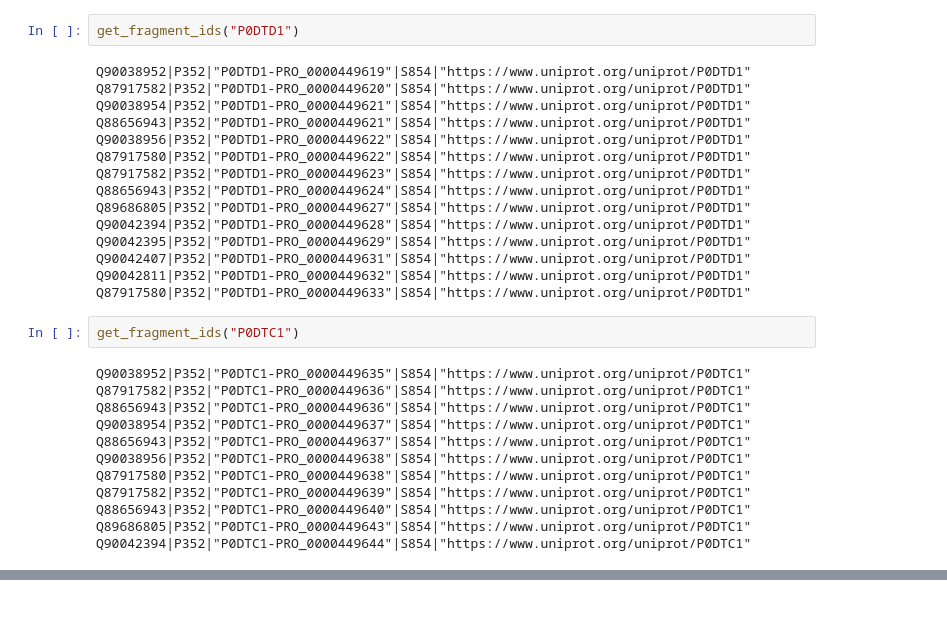
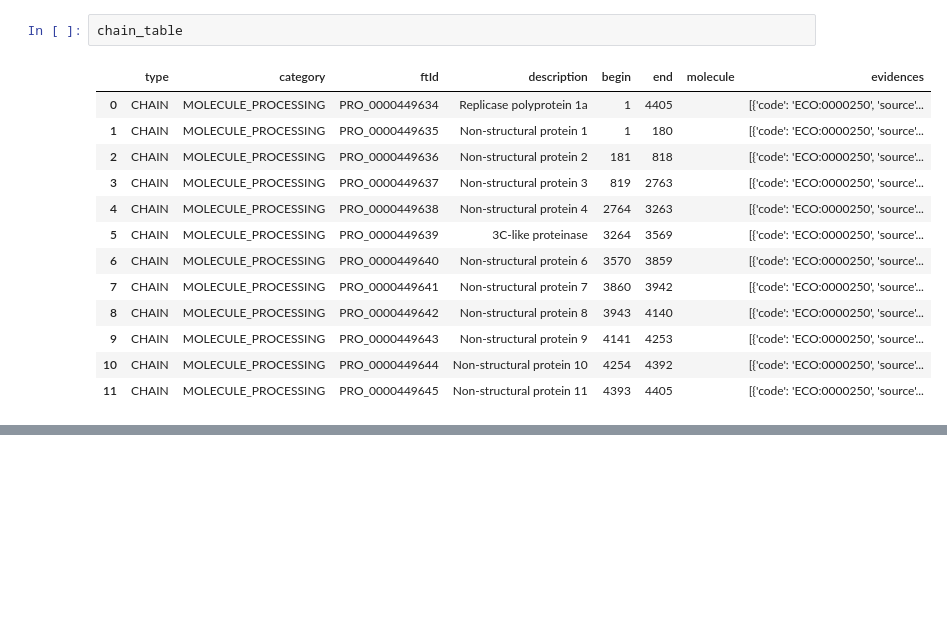
Before and after one commit to lubianat/wikidata_covid19, a Jupyter notebook: sandbox/protein_uniprot_subunits/get_fragment_ids.ipynb, the cells around one changed output, grey strips where cells are left out. Saved outputs shown, nothing was run; the diff lists cells and outputs as text; blank space fills up the shorter version.

```diff
--- a/sandbox/protein_uniprot_subunits/get_fragment_ids.ipynb
+++ b/sandbox/protein_uniprot_subunits/get_fragment_ids.ipynb
@@ -28,31 +16,16 @@ def get_fragment_ids(protein_id):
-# %%
-get_fragment_ids("P0DTD1")
-# %% [output]
-Q90038952|P352|"P0DTD1-PRO_0000449619"|S854|"https://www.uniprot.org/uniprot/P0DTD1"
-Q87917582|P352|"P0DTD1-PRO_0000449620"|S854|"https://www.uniprot.org/uniprot/P0DTD1"
-Q90038954|P352|"P0DTD1-PRO_0000449621"|S854|"https://www.uniprot.org/uniprot/P0DTD1"
-Q88656943|P352|"P0DTD1-PRO_0000449621"|S854|"https://www.uniprot.org/uniprot/P0DTD1"
-Q90038956|P352|"P0DTD1-PRO_0000449622"|S854|"https://www.uniprot.org/uniprot/P0DTD1"
-Q87917580|P352|"P0DTD1-PRO_0000449622"|S854|"https://www.uniprot.org/uniprot/P0DTD1"
-Q87917582|P352|"P0DTD1-PRO_0000449623"|S854|"https://www.uniprot.org/uniprot/P0DTD1"
-Q88656943|P352|"P0DTD1-PRO_0000449624"|S854|"https://www.uniprot.org/uniprot/P0DTD1"
-Q89686805|P352|"P0DTD1-PRO_0000449627"|S854|"https://www.uniprot.org/uniprot/P0DTD1"
-Q90042394|P352|"P0DTD1-PRO_0000449628"|S854|"https://www.uniprot.org/uniprot/P0DTD1"
-Q90042395|P352|"P0DTD1-PRO_0000449629"|S854|"https://www.uniprot.org/uniprot/P0DTD1"
-Q90042407|P352|"P0DTD1-PRO_0000449631"|S854|"https://www.uniprot.org/uniprot/P0DTD1"
-Q90042811|P352|"P0DTD1-PRO_0000449632"|S854|"https://www.uniprot.org/uniprot/P0DTD1"
-Q87917580|P352|"P0DTD1-PRO_0000449633"|S854|"https://www.uniprot.org/uniprot/P0DTD1"
-# %%
-get_fragment_ids("P0DTC1")
-# %% [output]
-Q90038952|P352|"P0DTC1-PRO_0000449635"|S854|"https://www.uniprot.org/uniprot/P0DTC1"
-Q87917582|P352|"P0DTC1-PRO_0000449636"|S854|"https://www.uniprot.org/uniprot/P0DTC1"
-Q88656943|P352|"P0DTC1-PRO_0000449636"|S854|"https://www.uniprot.org/uniprot/P0DTC1"
-Q90038954|P352|"P0DTC1-PRO_0000449637"|S854|"https://www.uniprot.org/uniprot/P0DTC1"
-Q88656943|P352|"P0DTC1-PRO_0000449637"|S854|"https://www.uniprot.org/uniprot/P0DTC1"
-Q90038956|P352|"P0DTC1-PRO_0000449638"|S854|"https://www.uniprot.org/uniprot/P0DTC1"
-Q87917580|P352|"P0DTC1-PRO_0000449638"|S854|"https://www.uniprot.org/uniprot/P0DTC1"
-Q87917582|P352|"P0DTC1-PRO_0000449639"|S854|"https://www.uniprot.org/uniprot/P0DTC1"
-Q88656943|P352|"P0DTC1-PRO_0000449640"|S854|"https://www.uniprot.org/uniprot/P0DTC1"
-Q89686805|P352|"P0DTC1-PRO_0000449643"|S854|"https://www.uniprot.org/uniprot/P0DTC1"
-Q90042394|P352|"P0DTC1-PRO_0000449644"|S854|"https://www.uniprot.org/uniprot/P0DTC1"
+# %%
+chain_table
+# %% [output]
+|  | type | category | ftId | description | begin | end | molecule | evidences |
+| 0 | CHAIN | MOLECULE_PROCESSING | PRO_0000449634 | Replicase polyprotein 1a | 1 | 4405 |  | [{'code': 'ECO:0000250', 'source'... |
+| 1 | CHAIN | MOLECULE_PROCESSING | PRO_0000449635 | Non-structural protein 1 | 1 | 180 |  | [{'code': 'ECO:0000250', 'source'... |
+| 2 | CHAIN | MOLECULE_PROCESSING | PRO_0000449636 | Non-structural protein 2 | 181 | 818 |  | [{'code': 'ECO:0000250', 'source'... |
+| 3 | CHAIN | MOLECULE_PROCESSING | PRO_0000449637 | Non-structural protein 3 | 819 | 2763 |  | [{'code': 'ECO:0000250', 'source'... |
+| 4 | CHAIN | MOLECULE_PROCESSING | PRO_0000449638 | Non-structural protein 4 | 2764 | 3263 |  | [{'code': 'ECO:0000250', 'source'... |
+| 5 | CHAIN | MOLECULE_PROCESSING | PRO_0000449639 | 3C-like proteinase | 3264 | 3569 |  | [{'code': 'ECO:0000250', 'source'... |
+| 6 | CHAIN | MOLECULE_PROCESSING | PRO_0000449640 | Non-structural protein 6 | 3570 | 3859 |  | [{'code': 'ECO:0000250', 'source'... |
+| 7 | CHAIN | MOLECULE_PROCESSING | PRO_0000449641 | Non-structural protein 7 | 3860 | 3942 |  | [{'code': 'ECO:0000250', 'source'... |
+| 8 | CHAIN | MOLECULE_PROCESSING | PRO_0000449642 | Non-structural protein 8 | 3943 | 4140 |  | [{'code': 'ECO:0000250', 'source'... |
+| 9 | CHAIN | MOLECULE_PROCESSING | PRO_0000449643 | Non-structural protein 9 | 4141 | 4253 |  | [{'code': 'ECO:0000250', 'source'... |
+| 10 | CHAIN | MOLECULE_PROCESSING | PRO_0000449644 | Non-structural protein 10 | 4254 | 4392 |  | [{'code': 'ECO:0000250', 'source'... |
+| 11 | CHAIN | MOLECULE_PROCESSING | PRO_0000449645 | Non-structural protein 11 | 4393 | 4405 |  | [{'code': 'ECO:0000250', 'source'... |
```
Also changed, not shown: parts of 5 cells of this notebook.
